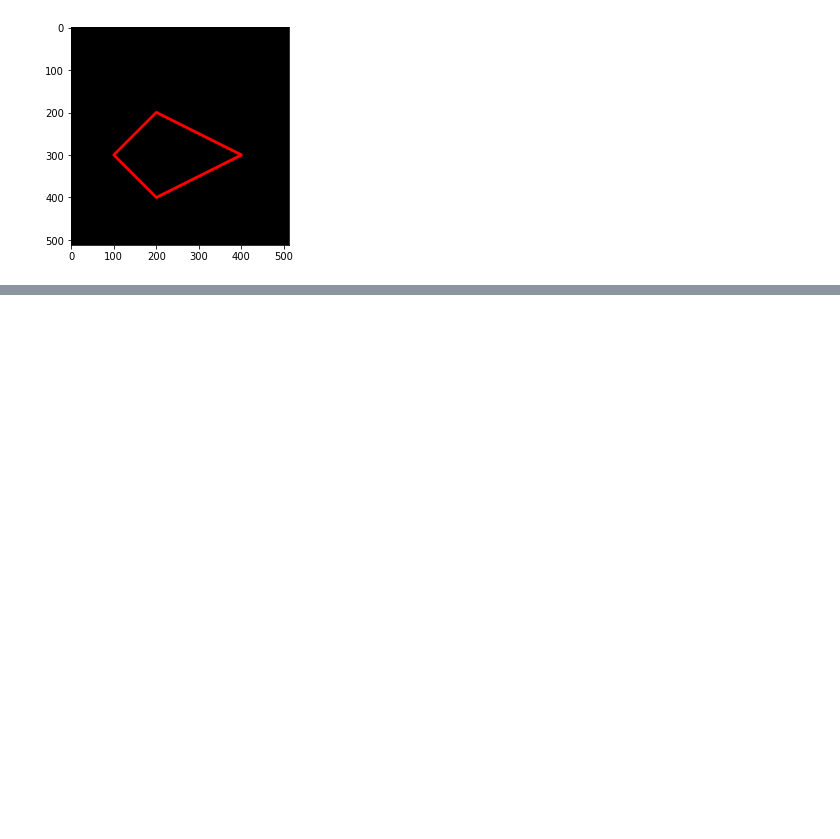
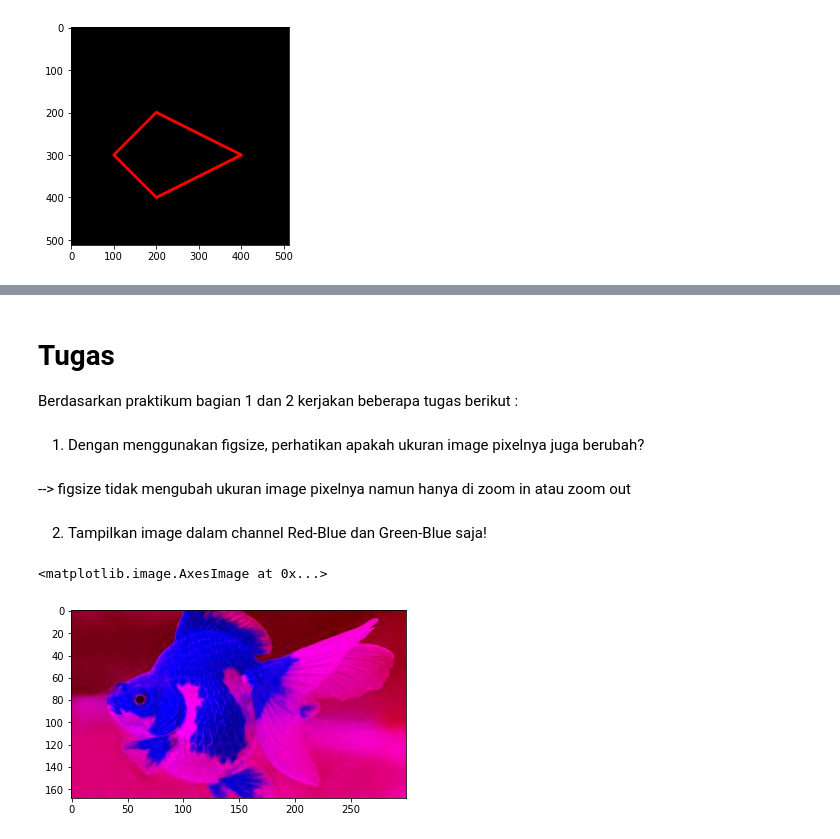
Before and after one commit to IzzatunNauly/pcvk_genap_2023, a Jupyter notebook: Week02.ipynb, the cells around one changed output, grey strips where cells are left out. Drawn from its saved outputs; the diff is of its cells as text; code cells hidden in the pictures; blank space fills up the shorter version.

```diff
--- a/Week02.ipynb
+++ b/Week02.ipynb
@@ -129,0 +176,18 @@ plt.imshow(black_img2)
+# %% [markdown]
+# Tugas
+Berdasarkan praktikum bagian 1 dan 2 kerjakan beberapa tugas berikut :
+# %% [markdown]
+1. Dengan menggunakan figsize, perhatikan apakah ukuran image pixelnya juga
+berubah?
+# %% [markdown]
+--> figsize tidak mengubah ukuran image pixelnya namun hanya di zoom in atau zoom out
+# %% [markdown]
+2. Tampilkan image dalam channel Red-Blue dan Green-Blue saja!
+# %%
+#2. -Tampilkan image dalam channel Red-Blue !
+img_rg = img.copy()
+img_rg[:,:,1] = 0
+plt.imshow(img_rg)
+# %% [output]
+<matplotlib.image.AxesImage at 0x...>
+[figure, added]
```
Also changed, not shown: parts of 16 cells of this notebook.
